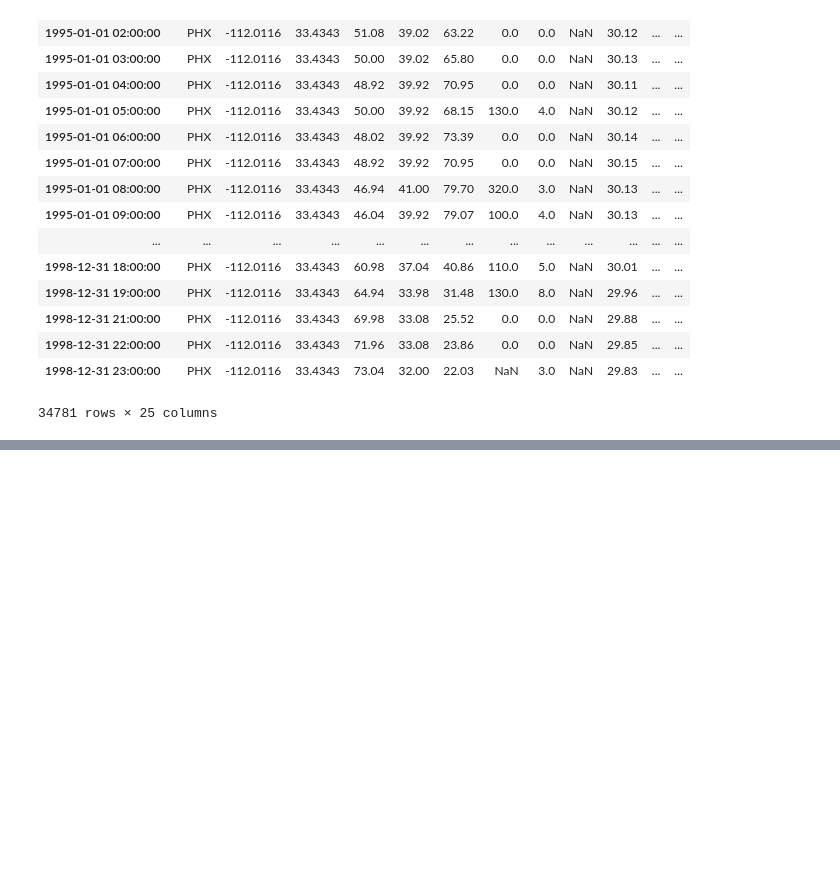
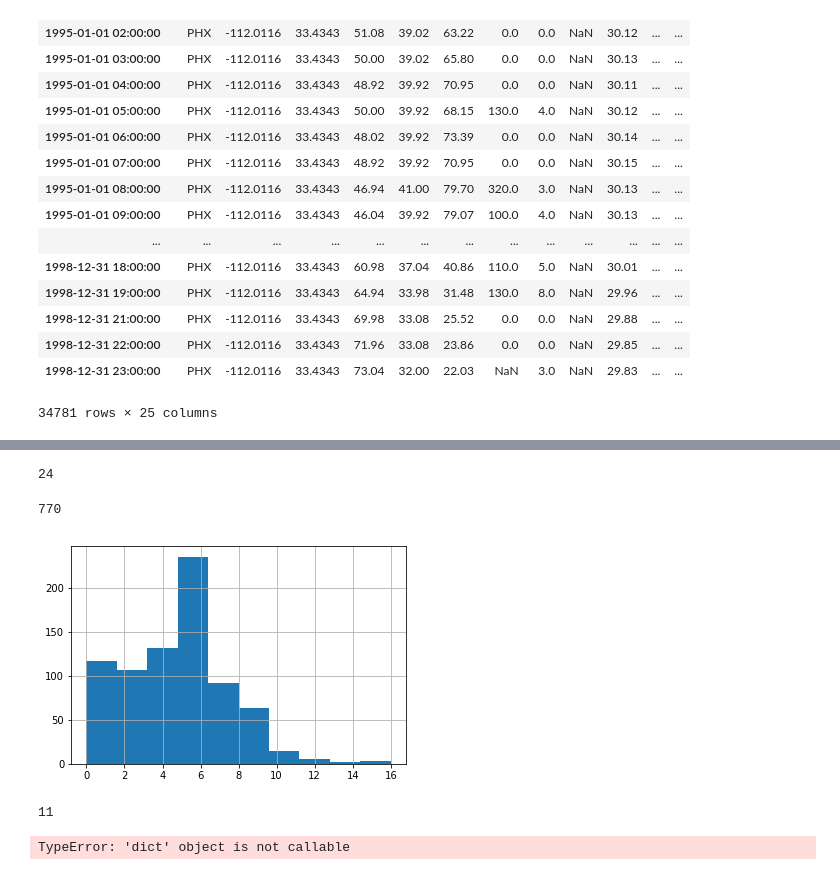
Before and after one commit to slj287/tempe_town_lake, a Jupyter notebook: practice.ipynb, the cells around one changed output, grey strips where cells are left out. Cells and saved outputs as stored; diff of their text form; code cells hidden in the pictures; blank space fills up the shorter version.

```diff
--- a/practice.ipynb
+++ b/practice.ipynb
@@ -351,0 +376,48 @@ grouped[grouped.index < filling_began]["1995":"1998"]
+# %%
+def by_hour(ddg):
+    """
+    ddg is a deduped_group
+    """
+
+    groupby_hour = ddg.groupby((ddg.index.hour))
+    h = dict((n, groupby_hour.get_group(n)) for n in groupby_hour.groups)
+    return h
+
+def by_month(ddg):
+    """
+    ddg is a deduped_group
+    """
+    groupby_month = ddg.groupby((ddg.index.month))
+    m = dict((n, groupby_month.get_group(n)) for n in groupby_month.groups)
+    return m
+# %%
+hourly = by_hour(grouped)
+# %%
+len(hourly)
+# %% [output]
+24
+# %%
+noon = hourly[12]
+# %%
+aug_noon = noon[noon.index.month == 8]
+# %%
+len(aug_noon)
+# %% [output]
+770
+# %%
+aug_noon.sknt.hist()
+plt.show()
+# %% [output]
+[figure, added]
+# %%
+hourly_prelake = by_hour(grouped["1995":"1998"].sknt.dropna())
+import statistics as s
+s.mean(hourly_prelake)
+# %% [output]
+11
+# %%
+hourly = by_hour(grouped["1995":"1998"])
+df_sum = hourly((grouped.sknt.dropna()).sum())
+df_sum.plot()
+# %% [output]
+TypeError: 'dict' object is not callable
```
Also changed, not shown: parts of 52 cells of this notebook.
